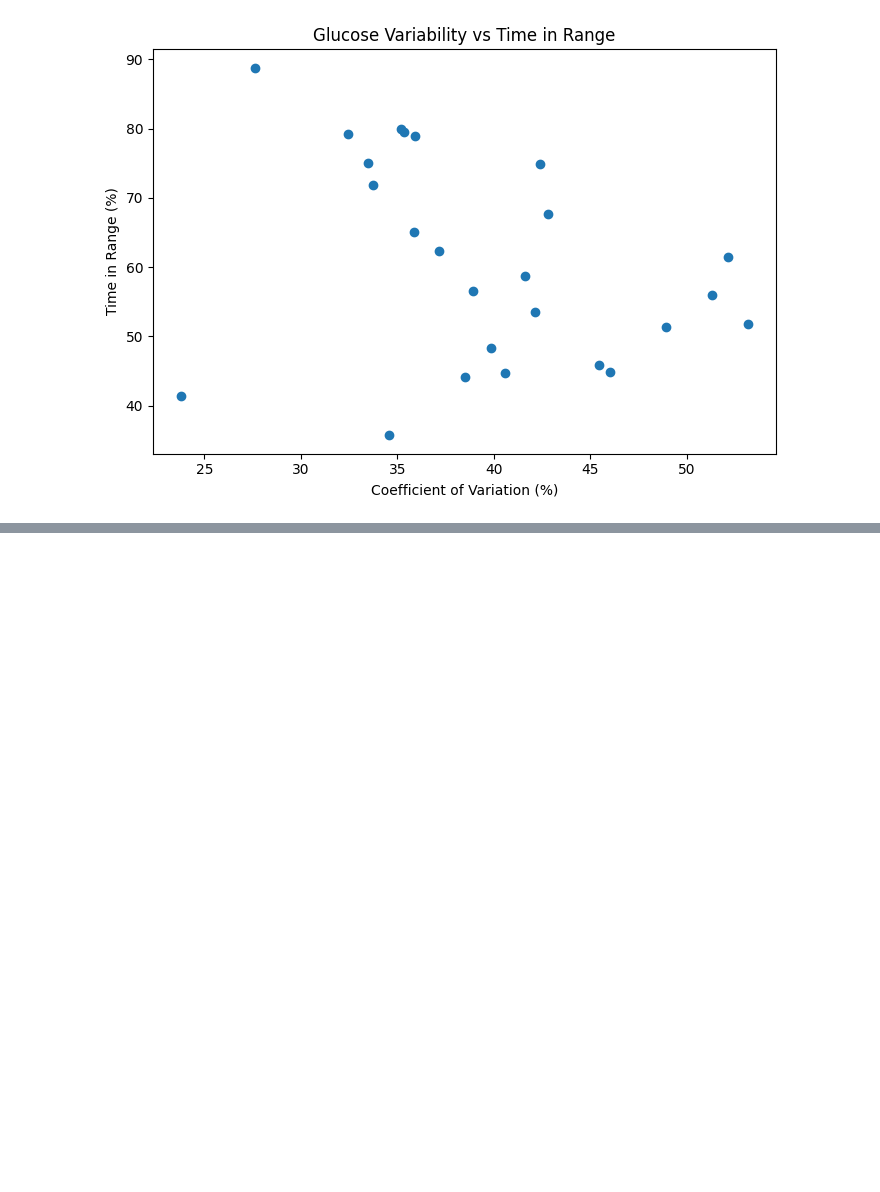
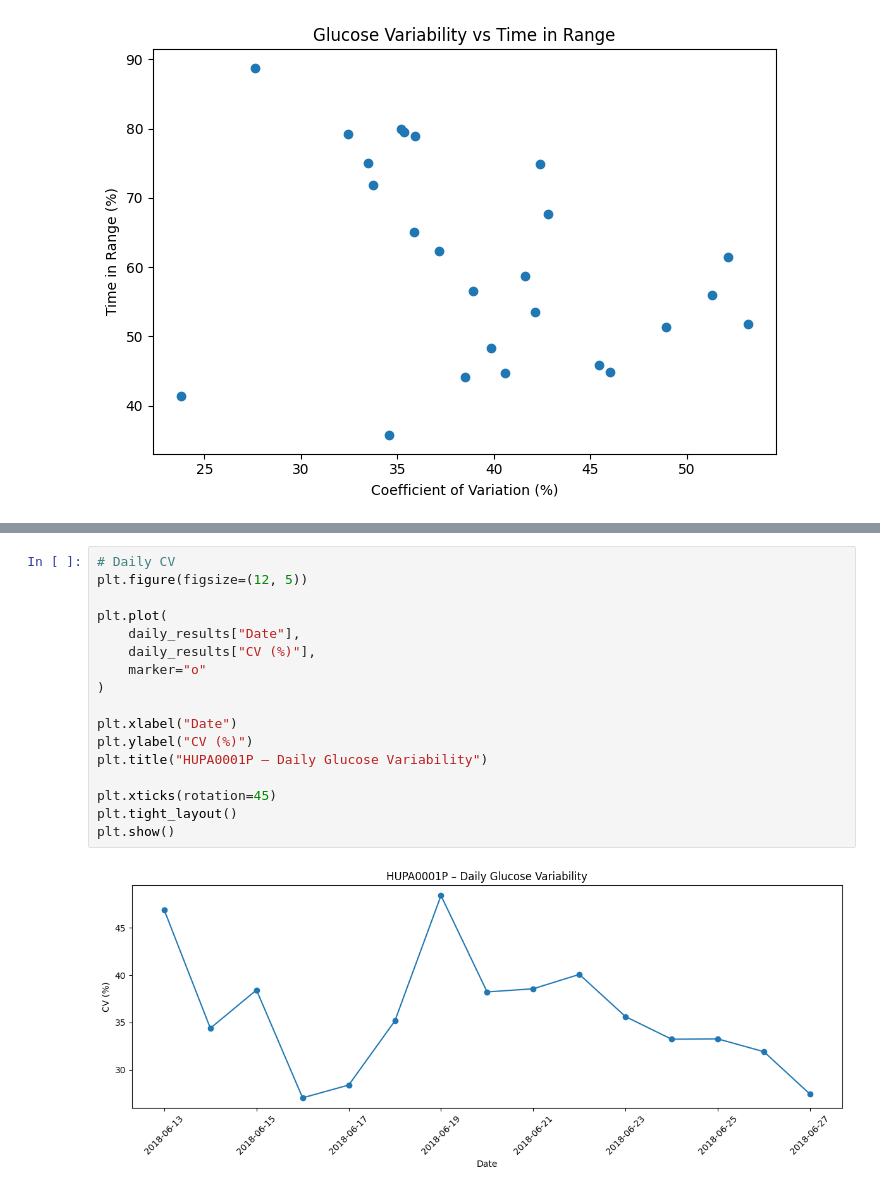
Before and after one commit to tharu0203/cgm-Analyzer, a Jupyter notebook: notebooks/cgm.analyser.ipynb, the cells around one changed output, grey strips where cells are left out. Drawn from its saved outputs; the diff is of its cells as text; blank space fills up the shorter version.

```diff
--- a/notebooks/cgm.analyser.ipynb
+++ b/notebooks/cgm.analyser.ipynb
@@ -634,0 +860,19 @@ r= -0.33 weak to moderate relationship. If glucose concentrations are above the
+# %%
+# Daily CV
+plt.figure(figsize=(12, 5))
+
+plt.plot(
+    daily_results["Date"],
+    daily_results["CV (%)"],
+    marker="o"
+)
+
+plt.xlabel("Date")
+plt.ylabel("CV (%)")
+plt.title("HUPA0001P – Daily Glucose Variability")
+
+plt.xticks(rotation=45)
+plt.tight_layout()
+plt.show()
+# %% [output]
+[figure, added]
```
Also changed, not shown: parts of 37 cells of this notebook.
